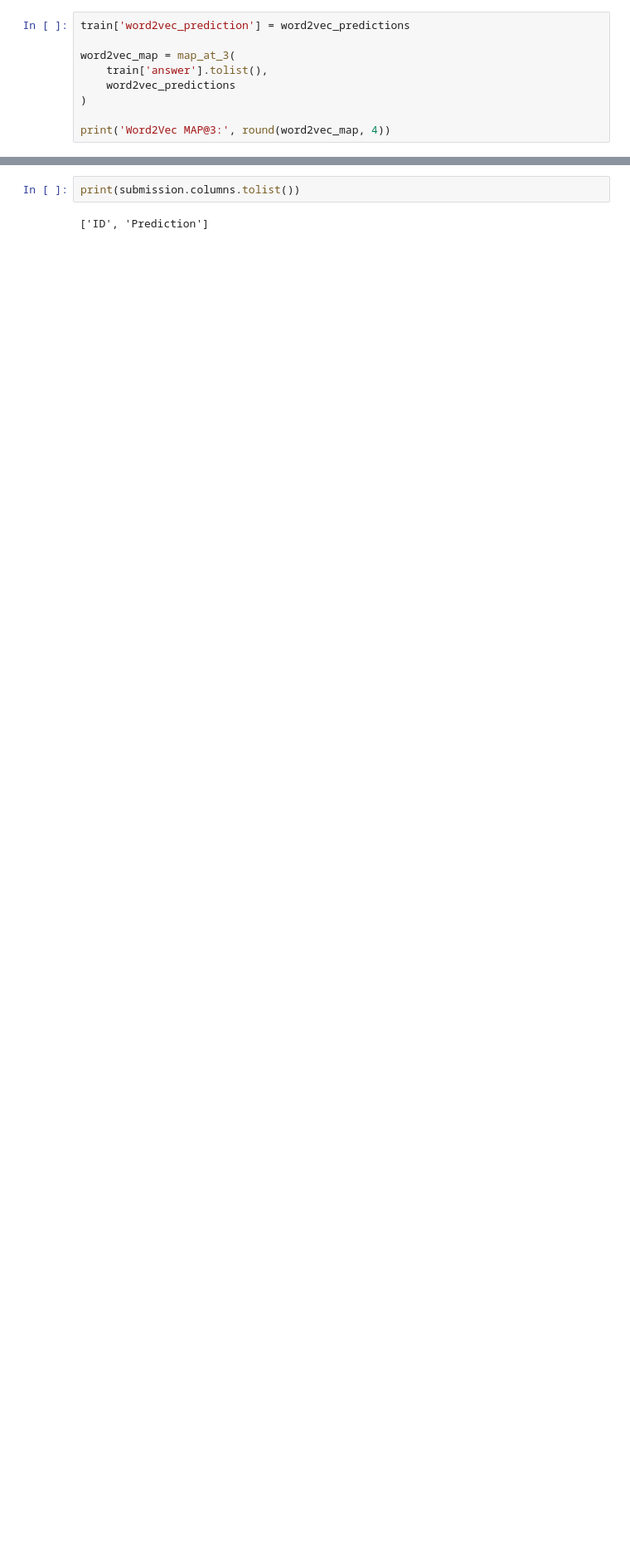
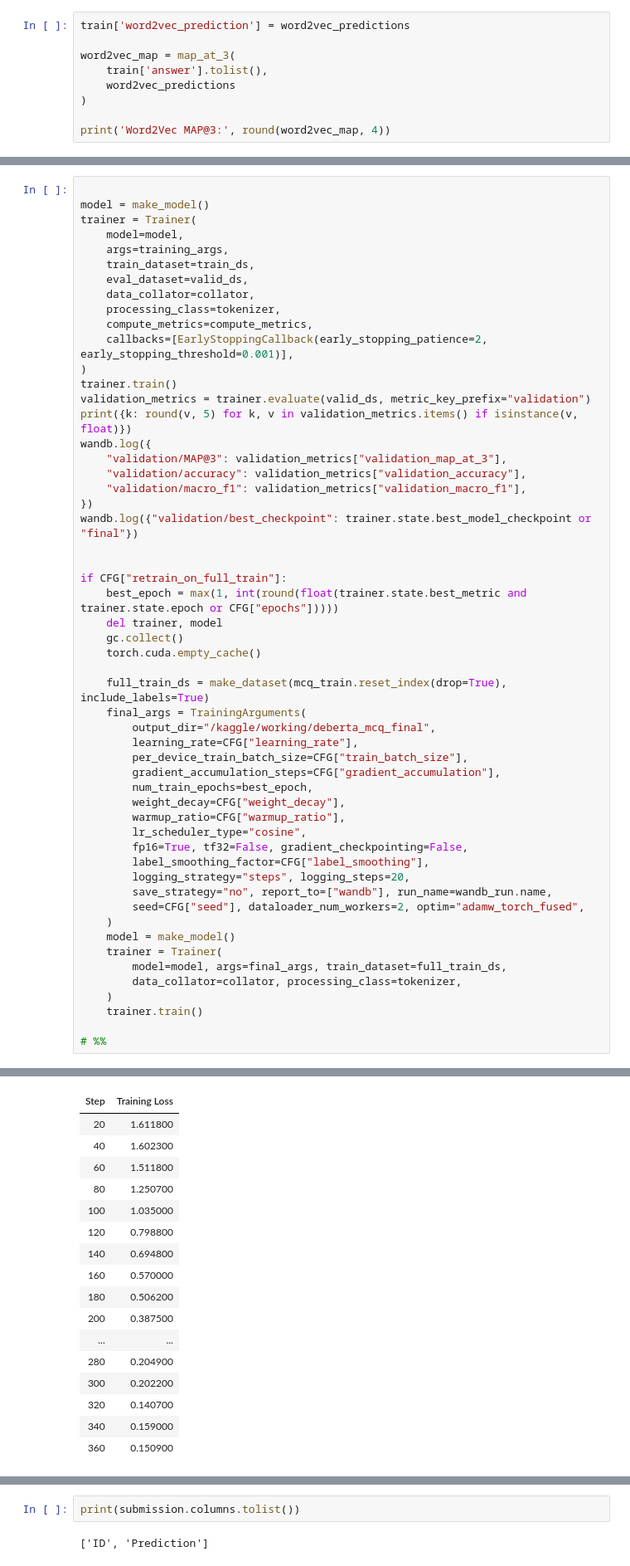
Before and after one commit to Ramakrishnaa-R/dl-genai-project-23f2000775, a Jupyter notebook: dl-23f2000775-notebook-t22026.ipynb, the cells around one changed output, grey strips where cells are left out. Shown at 83% size. Drawn from its saved outputs; the diff is of its cells as text; blank space fills up the shorter version.

Commit message:
Kaggle Notebook | DL-23F2000775-notebook-t22026 | best model

```diff
--- a/dl-23f2000775-notebook-t22026.ipynb
+++ b/dl-23f2000775-notebook-t22026.ipynb
@@ -651,0 +620,55 @@ print(transformers.__version__)
+# %%
+
+model = make_model()
+trainer = Trainer(
+    model=model,
+    args=training_args,
+    train_dataset=train_ds,
+    eval_dataset=valid_ds,
+    data_collator=collator,
+    processing_class=tokenizer,
+    compute_metrics=compute_metrics,
+    callbacks=[EarlyStoppingCallback(early_stopping_patience=2, early_stopping_threshold=0.001)],
+)
+trainer.train()
+validation_metrics = trainer.evaluate(valid_ds, metric_key_prefix="validation")
+print({k: round(v, 5) for k, v in validation_metrics.items() if isinstance(v, float)})
+wandb.log({
+    "validation/MAP@3": validation_metrics["validation_map_at_3"],
+    "validation/accuracy": validation_metrics["validation_accuracy"],
+    "validation/macro_f1": validation_metrics["validation_macro_f1"],
+})
+wandb.log({"validation/best_checkpoint": trainer.state.best_model_checkpoint or "final"})
+
+
+if CFG["retrain_on_full_train"]:
+    best_epoch = max(1, int(round(float(trainer.state.best_metric and trainer.state.epoch or CFG["epochs"]))))
+    del trainer, model
+    gc.collect()
+    torch.cuda.empty_cache()
+
+    full_train_ds = make_dataset(mcq_train.reset_index(drop=True), include_labels=True)
+    final_args = TrainingArguments(
+        output_dir="/kaggle/working/deberta_mcq_final",
+        learning_rate=CFG["learning_rate"],
+        per_device_train_batch_size=CFG["train_batch_size"],
+        gradient_accumulation_steps=CFG["gradient_accumulation"],
+        num_train_epochs=best_epoch,
+        weight_decay=CFG["weight_decay"],
+        warmup_ratio=CFG["warmup_ratio"],
+        lr_scheduler_type="cosine",
+        fp16=True, tf32=False, gradient_checkpointing=False,
+        label_smoothing_factor=CFG["label_smoothing"],
+        logging_strategy="steps", logging_steps=20,
+        save_strategy="no", report_to=["wandb"], run_name=wandb_run.name,
+        seed=CFG["seed"], dataloader_num_workers=2, optim="adamw_torch_fused",
+    )
+    model = make_model()
+    trainer = Trainer(
+        model=model, args=final_args, train_dataset=full_train_ds,
+        data_collator=collator, processing_class=tokenizer,
+    )
+    trainer.train()
+
+# %%
+# %% [output]
@@ -651,0 +692,17 @@ print(transformers.__version__)
+| Step | Training Loss |
+| 20 | 1.611800 |
+| 40 | 1.602300 |
+| 60 | 1.511800 |
+| 80 | 1.250700 |
+| 100 | 1.035000 |
+| 120 | 0.798800 |
+| 140 | 0.694800 |
+| 160 | 0.570000 |
+| 180 | 0.506200 |
+| 200 | 0.387500 |
+| ... | ... |
+| 280 | 0.204900 |
+| 300 | 0.202200 |
+| 320 | 0.140700 |
+| 340 | 0.159000 |
+| 360 | 0.150900 |
```
Also changed, not shown: parts of 14 cells of this notebook.
